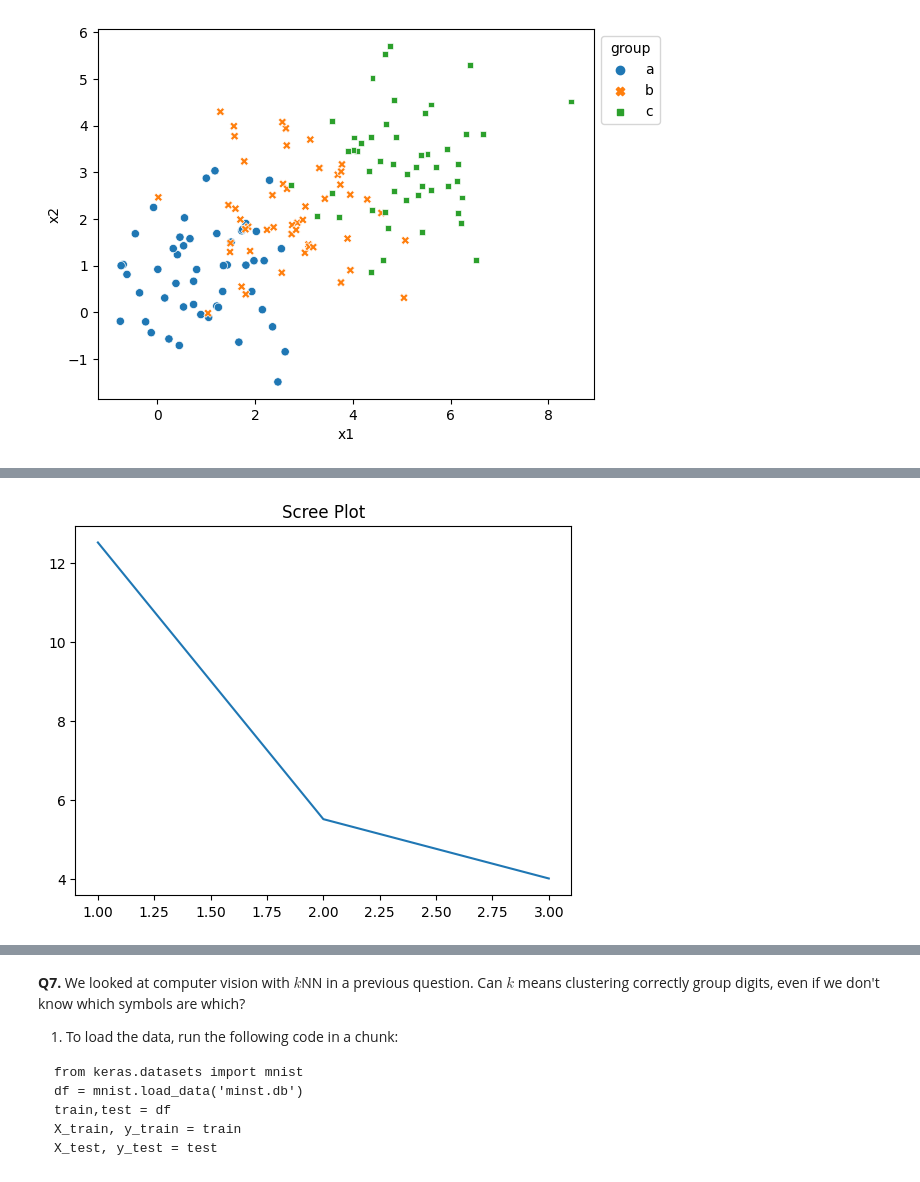
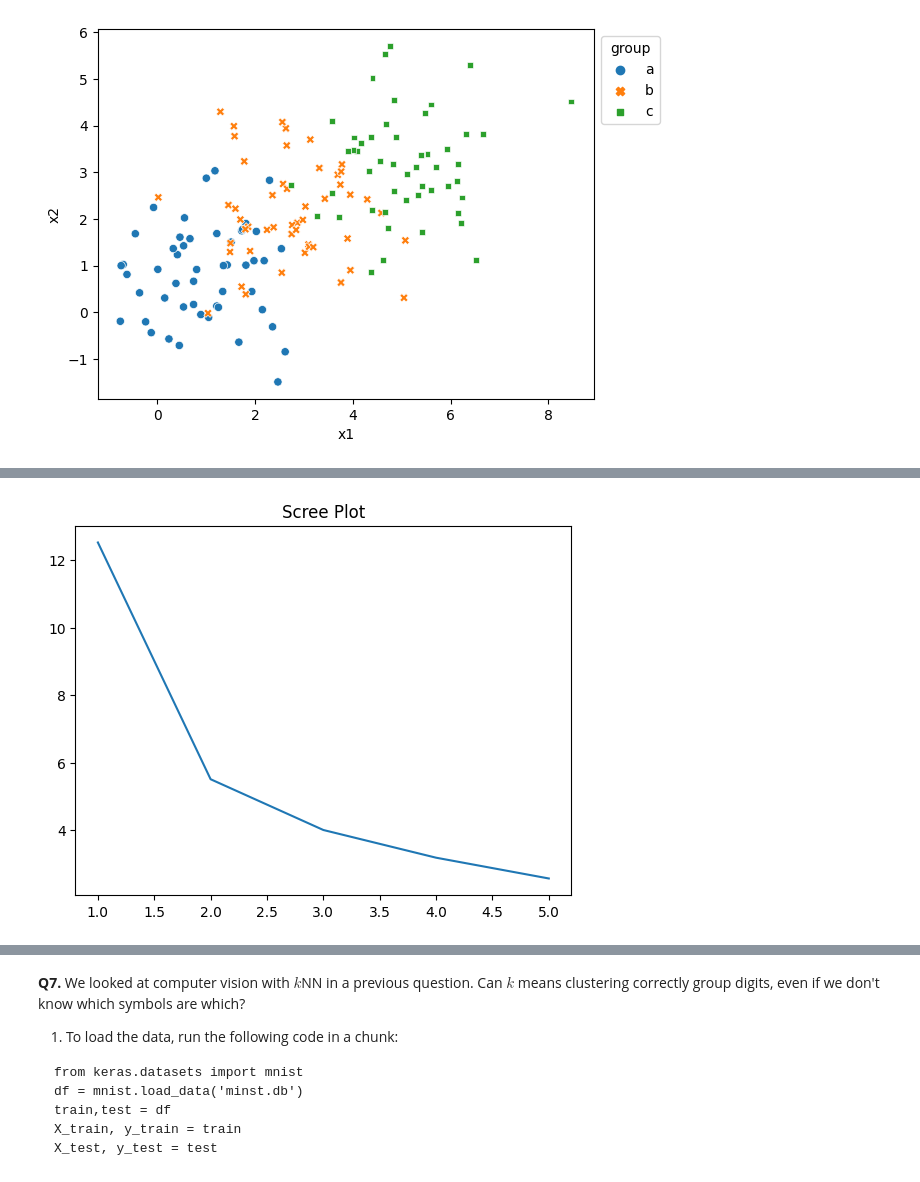
Before and after one commit to BAltenburger/assignment3, a Jupyter notebook: assignment_knn_and_kmc.ipynb, the cells around one changed output, grey strips where cells are left out. Cells and saved outputs as stored; diff of their text form; code cells hidden in the pictures.

```diff
--- a/assignment_knn_and_kmc.ipynb
+++ b/assignment_knn_and_kmc.ipynb
@@ -214,7 +223,7 @@ def maxmin(x): # Max-min scaler function
 
 X = df0_125.loc[ : , ['x1','x2'] ] # Select data to cluster
 X = X.apply(maxmin)
-k_bar = 3
+k_bar = 5
 k_grid = np.arange(1,k_bar+1) # The range of k's to consider
 SSE = np.zeros(k_bar) # We'll store the training error here
 for k in range(k_bar): # For indices from 0 to k_bar-1
@@ -228,17 +237,17 @@ scree_plot125 = sns.lineplot(x=k_grid, y=SSE).set_title('Scree Plot') # Create s
 # %%
 X = df0_25.loc[ : , ['x1','x2'] ] # Select data to cluster
 X = X.apply(maxmin)
-k_bar = 3
+k_bar = 5
 k_grid = np.arange(1,k_bar+1) # The range of k's to consider
 SSE = np.zeros(k_bar) # We'll store the training error here
 for k in range(k_bar): # For indices from 0 to k_bar-1
     model = KMeans(n_clusters=k+1, max_iter=300, n_init = 10, random_state=0) # Create a model for k
     model = model.fit(X) # Fit the emodel
     SSE[k] = model.inertia_ # Record the sum of squared error for k in the SSE vector
 
 scree_plot25 = sns.lineplot(x=k_grid, y=SSE).set_title('Scree Plot') # Create scree plot
 # %% [output]
-[figure, old version]
+[figure, new version]
 # %%
 X = df0_5.loc[ : , ['x1','x2'] ] # Select data to cluster
 X = X.apply(maxmin)
```
Also changed, not shown: parts of 12 cells of this notebook.
